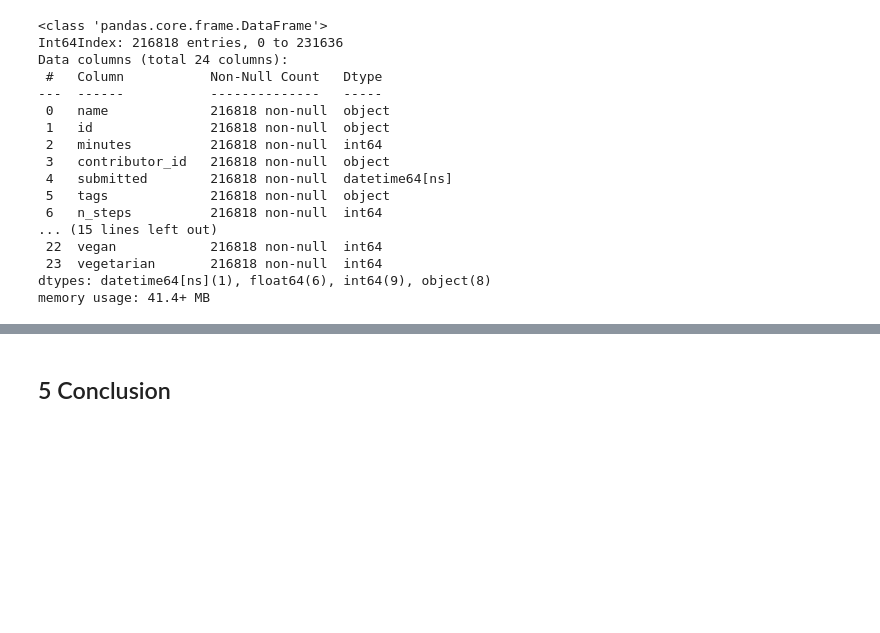
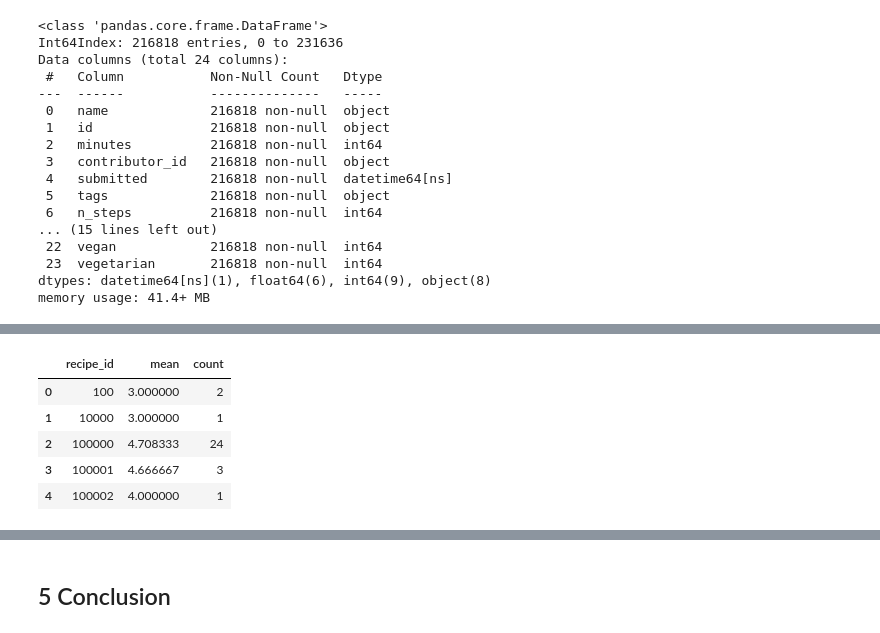
Before and after one commit to kli210/recipe_recommender_capstone, a Jupyter notebook: data_preprocessing.ipynb, the cells around one changed output, grey strips where cells are left out. Saved outputs shown, nothing was run; the diff lists cells and outputs as text; code cells hidden in the pictures; blank space fills up the shorter version.

```diff
--- a/data_preprocessing.ipynb
+++ b/data_preprocessing.ipynb
@@ -864,0 +853,14 @@ raw_users_df.to_pickle("clean_interactions.pkl")
+# %%
+# Group seperate meal ratings together and get average meal score equally prevent recipe_id from being an index
+user_rating = user_rating.groupby(['recipe_id'])['rating'].agg(['mean','count'])
+user_rating.reset_index(inplace=True)
+
+# View table
+user_rating.head()
+# %% [output]
+|  | recipe_id | mean | count |
+| 0 | 100 | 3.000000 | 2 |
+| 1 | 10000 | 3.000000 | 1 |
+| 2 | 100000 | 4.708333 | 24 |
+| 3 | 100001 | 4.666667 | 3 |
+| 4 | 100002 | 4.000000 | 1 |
```
Also changed, not shown: parts of 20 cells of this notebook.
